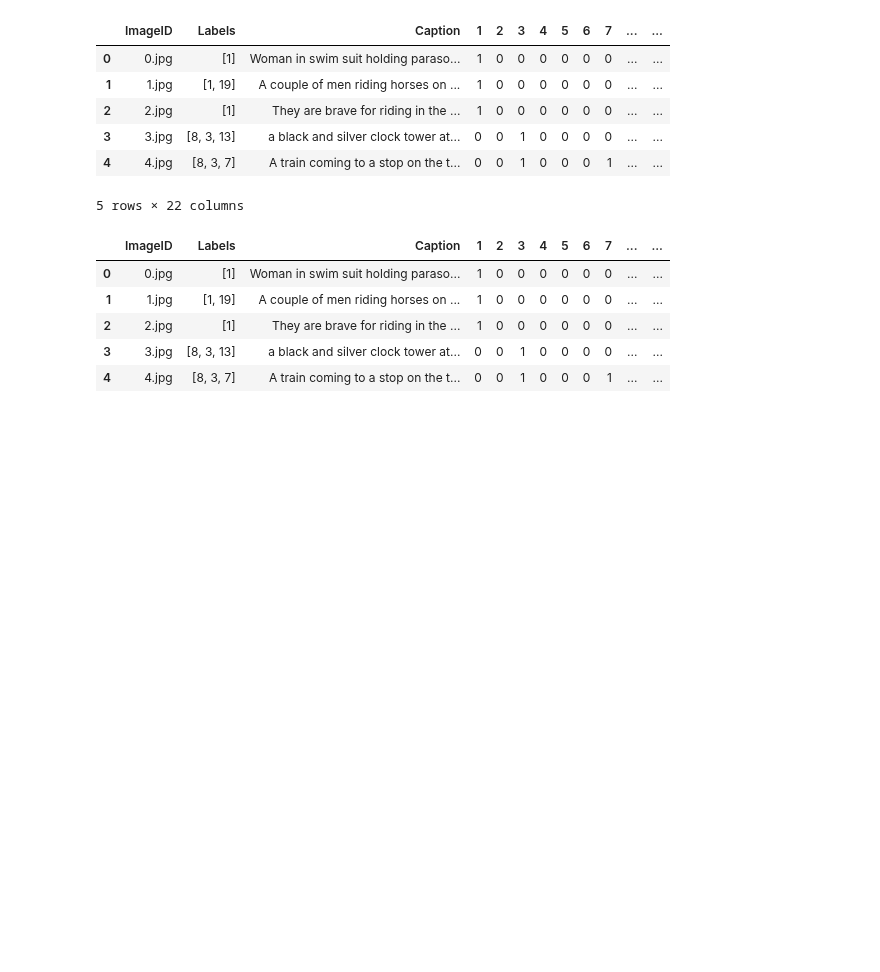
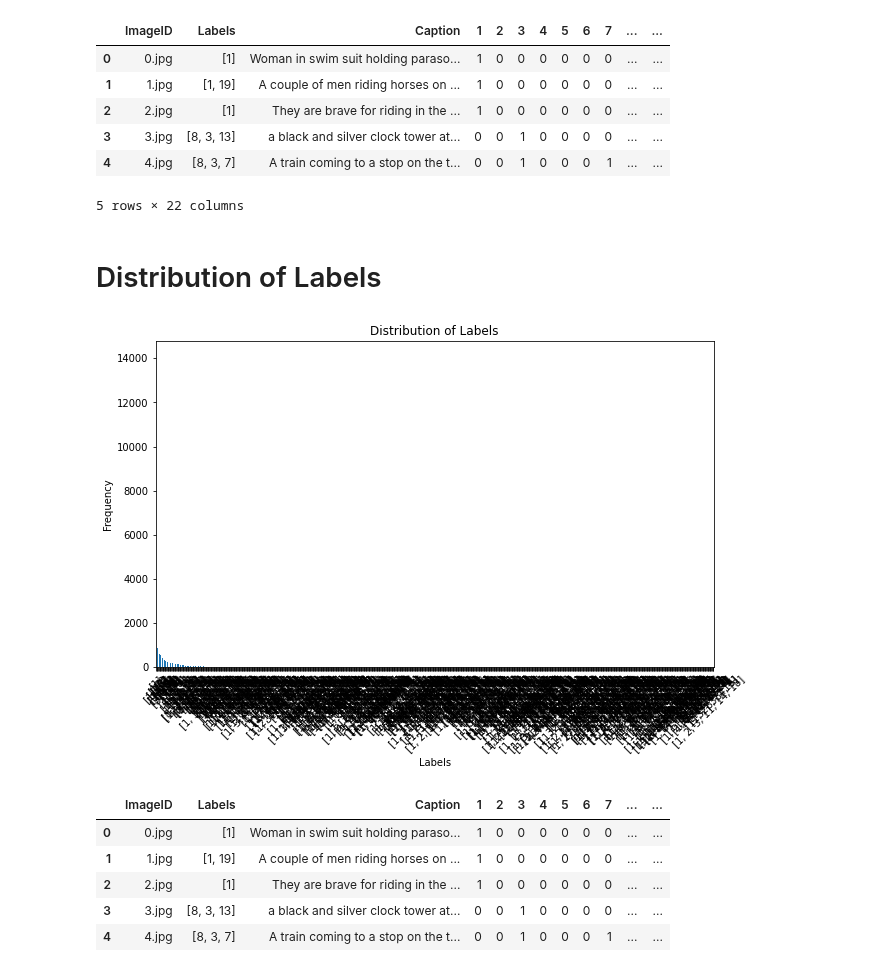
Before and after one commit to YarCode01/image_classification_with_caption, a Jupyter notebook: yari_initial.ipynb, the cells around one changed output. Cells and saved outputs as stored; diff of their text form; code cells hidden in the pictures; blank space fills up the shorter version.

```diff
--- a/yari_initial.ipynb
+++ b/yari_initial.ipynb
@@ -119,3 +118,22 @@ df_train.head()
 | 3 | 3.jpg | [8, 3, 13] | a black and silver clock tower at... | 0 | 0 | 1 | 0 | 0 | 0 | 0 | ... | ... |
 | 4 | 4.jpg | [8, 3, 7] | A train coming to a stop on the t... | 0 | 0 | 1 | 0 | 0 | 0 | 1 | ... | ... |
 5 rows × 22 columns
+# %% [markdown]
+# Distribution of Labels
+# %%
+labels = df_train['Labels'].explode()
+
+# Plot the distribution of labels using a bar plot
+plt.figure(figsize=(10, 6))
+label_counts = labels.value_counts()
+label_counts.plot(kind='bar')
+plt.xlabel('Labels')
+plt.ylabel('Frequency')
+plt.title('Distribution of Labels')
+
+# Set custom x-tick labels
+plt.xticks(range(len(label_counts)), label_counts.index, rotation=45)
+
+plt.show()
+# %% [output]
+[figure, added]
```
Also changed, not shown: parts of 91 cells of this notebook.
